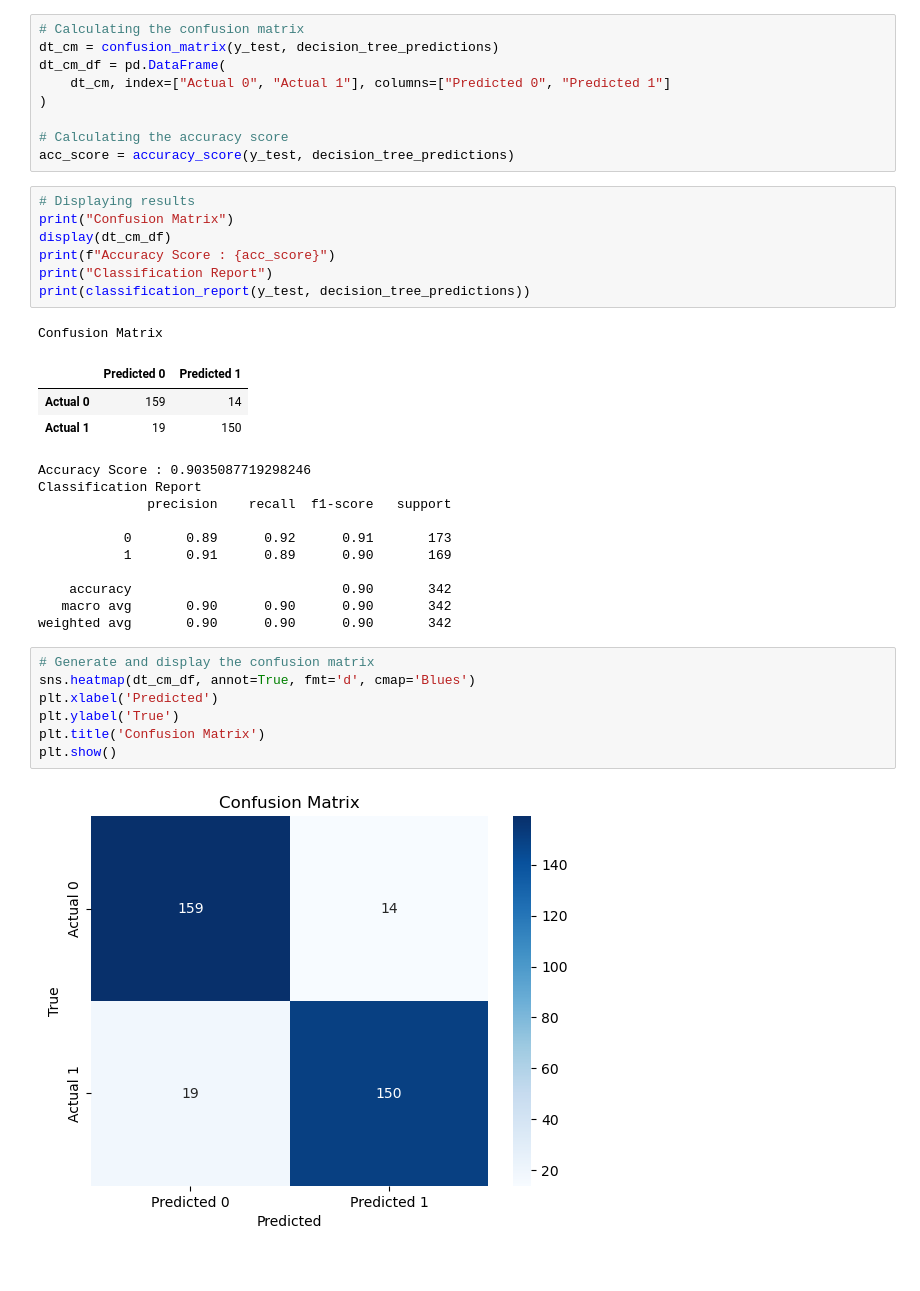
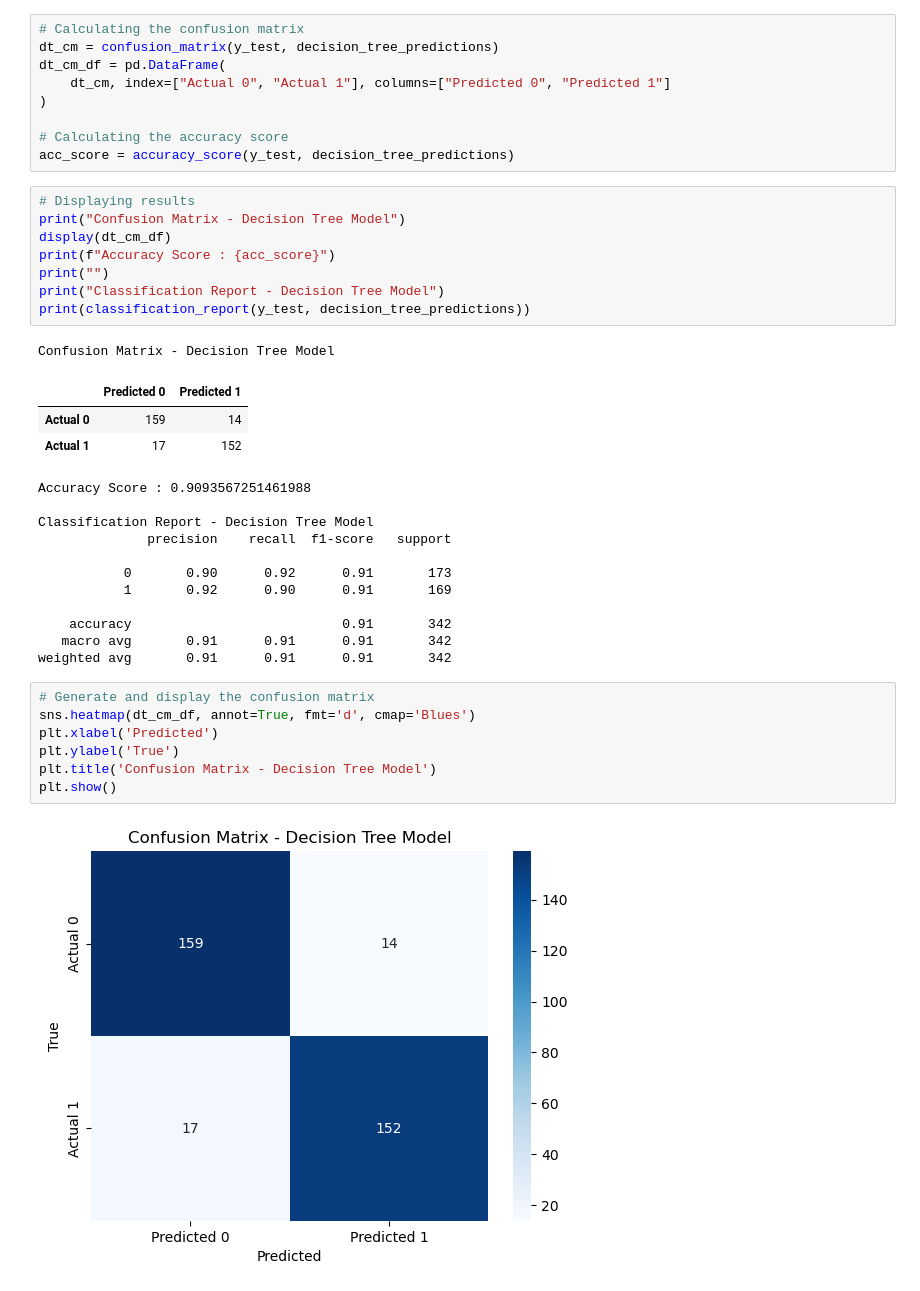
Before and after one commit to NidaB-C/happiness_project, a Jupyter notebook: notebooks/02_Model_Prototyping.ipynb, the cells around one changed output. Drawn from its saved outputs; the diff is of its cells as text.

```diff
--- a/notebooks/02_Model_Prototyping.ipynb
+++ b/notebooks/02_Model_Prototyping.ipynb
@@ -234,35 +261,37 @@ dt_cm_df = pd.DataFrame(
 acc_score = accuracy_score(y_test, decision_tree_predictions)
 # %%
 # Displaying results
-print("Confusion Matrix")
+print("Confusion Matrix - Decision Tree Model")
 display(dt_cm_df)
 print(f"Accuracy Score : {acc_score}")
-print("Classification Report")
+print("")
+print("Classification Report - Decision Tree Model")
 print(classification_report(y_test, decision_tree_predictions))
 # %% [output]
-Confusion Matrix
+Confusion Matrix - Decision Tree Model
 |  | Predicted 0 | Predicted 1 |
 | Actual 0 | 159 | 14 |
-| Actual 1 | 19 | 150 |
+| Actual 1 | 17 | 152 |
-Accuracy Score : 0.9035087719298246
-Classification Report
+Accuracy Score : 0.9093567251461988
+
+Classification Report - Decision Tree Model
               precision    recall  f1-score   support
 
-           0       0.89      0.92      0.91       173
-           1       0.91      0.89      0.90       169
+           0       0.90      0.92      0.91       173
+           1       0.92      0.90      0.91       169
 
-    accuracy                           0.90       342
-   macro avg       0.90      0.90      0.90       342
-weighted avg       0.90      0.90      0.90       342
+    accuracy                           0.91       342
+   macro avg       0.91      0.91      0.91       342
+weighted avg       0.91      0.91      0.91       342
 # %%
 # Generate and display the confusion matrix
 sns.heatmap(dt_cm_df, annot=True, fmt='d', cmap='Blues')
 plt.xlabel('Predicted')
 plt.ylabel('True')
-plt.title('Confusion Matrix')
+plt.title('Confusion Matrix - Decision Tree Model')
 plt.show()
 # %% [output]
-[figure, old version]
+[figure, new version]
 # %%
 # Create DOT data
 dot_data = tree.export_graphviz(
```
Also changed, not shown: parts of 12 cells of this notebook.
